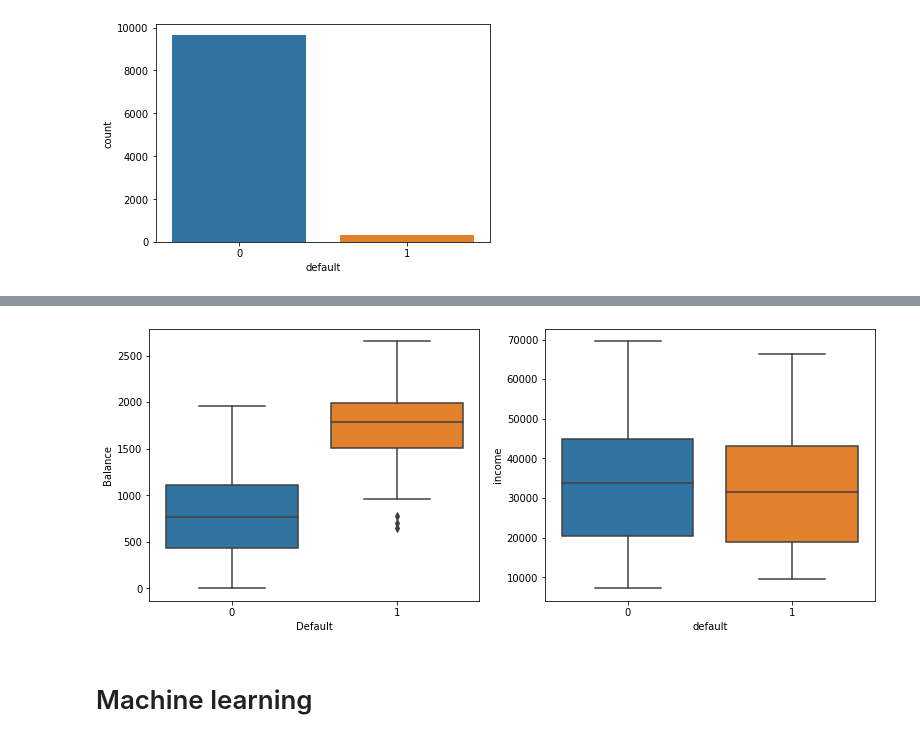
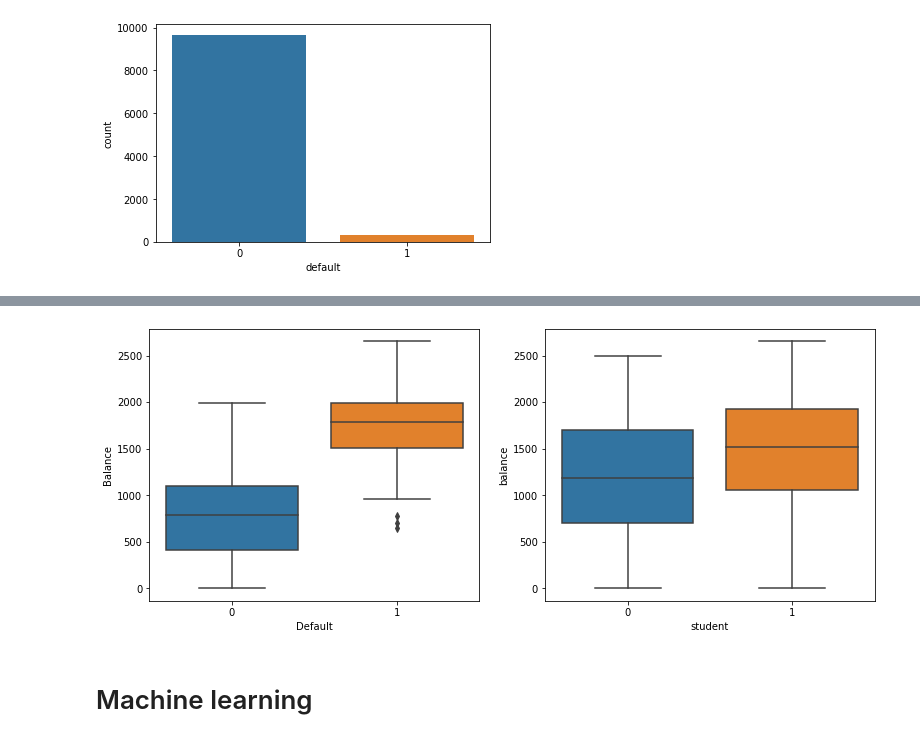
Before and after one commit to adunoluwa1/Data-Science, a Jupyter notebook: Default.ipynb, the cells around one changed output, grey strips where cells are left out. Cells and saved outputs as stored; diff of their text form; code cells hidden in the pictures.

```diff
--- a/Default.ipynb
+++ b/Default.ipynb
@@ -172,13 +174,13 @@ plt.show()
 # %%
 fig = plt.subplots(figsize=(13,5))
 plt.subplot(1,2,1)
 sns.boxplot(data=df.loc[idx], x='default',y='balance')
 plt.xlabel('Default'), plt.ylabel('Balance')
 plt.subplot(1,2,2)
-sns.boxplot(data=df.loc[idx], x='default',y='income')
+sns.boxplot(data=df.loc[idx], x='student',y='balance')
 plt.show()
 # %% [output]
-[figure, old version]
+[figure, new version]
 # %% [markdown]
 # Machine learning
 # %%
```
Also changed, not shown: parts of 11 cells of this notebook.
